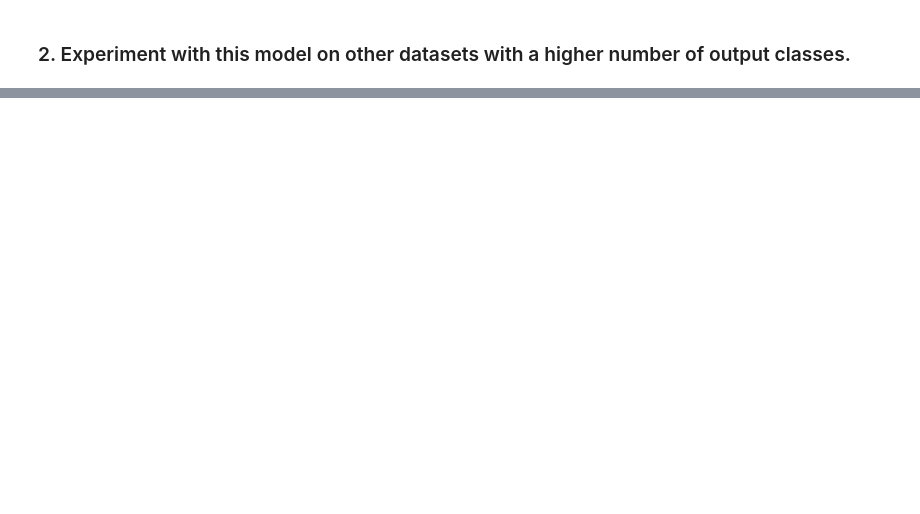
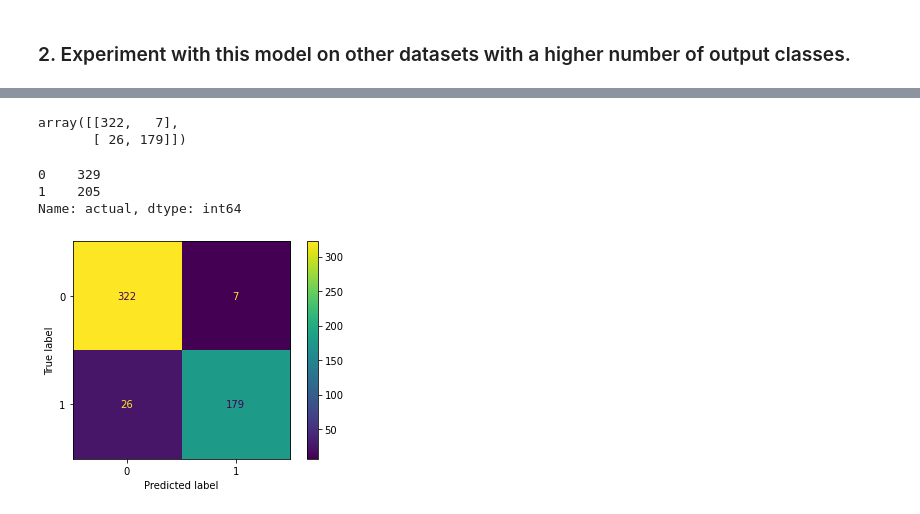
Before and after one commit to David-Howell/classification-exercises, a Jupyter notebook: model.ipynb, the cells around one changed output, grey strips where cells are left out. Cells and saved outputs as stored; diff of their text form; code cells hidden in the pictures; blank space fills up the shorter version.

```diff
--- a/model.ipynb
+++ b/model.ipynb
@@ -926,0 +937,7 @@ preds
+# %%
+preds = pd.DataFrame({
+    'actual': y_train,
+    'baseline': 0,
+    'model_1': model_1
+})
+# pd.DataFrame(preds)
@@ -926,0 +995,19 @@ preds
+# %%
+cm = confusion_matrix(preds.actual,preds.model_1)
+cm
+# %% [output]
+array([[322,   7],
+       [ 26, 179]])
+# %%
+preds.actual.value_counts()
+# %% [output]
+0    329
+1    205
+Name: actual, dtype: int64
+# %%
+disp = ConfusionMatrixDisplay(confusion_matrix=cm, display_labels=rf.classes_)
+
+disp.plot()
+plt.show()
+# %% [output]
+[figure, added]
```
Also changed, not shown: parts of 147 cells of this notebook.
